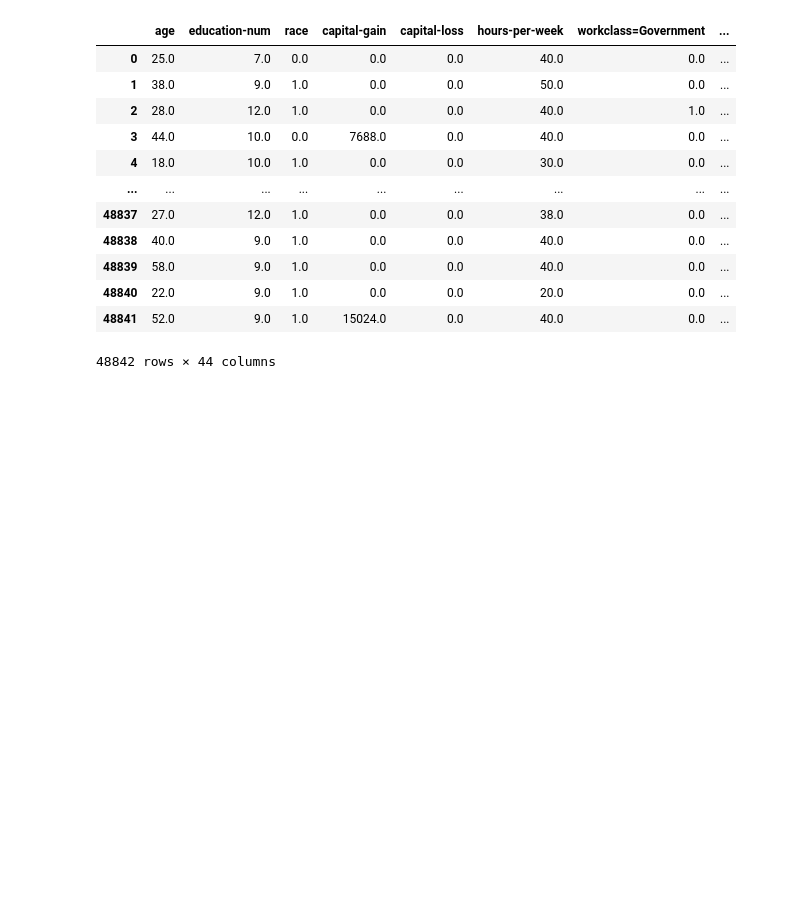
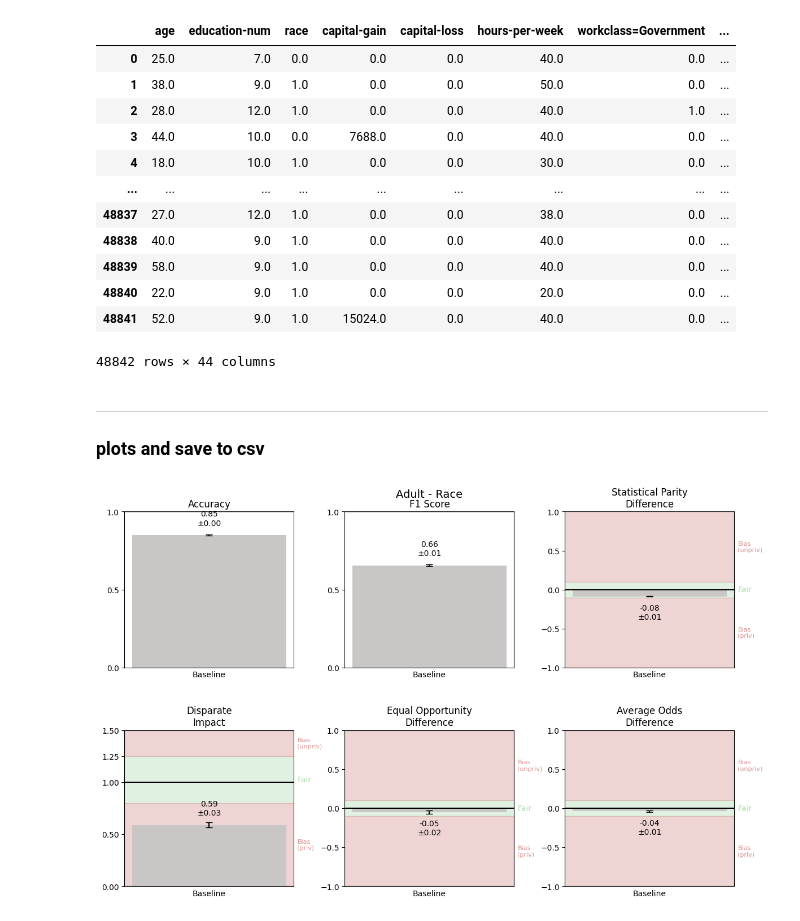
Before and after one commit to jeaend/bias-mitigation-aif360, a Jupyter notebook: notebooks/Adult_Income/02_baseline.ipynb, the cells around one changed output. Cells and saved outputs as stored; diff of their text form; code cells hidden in the pictures; blank space fills up the shorter version.

```diff
--- a/notebooks/Adult_Income/02_baseline.ipynb
+++ b/notebooks/Adult_Income/02_baseline.ipynb
@@ -104,3 +104,6 @@ df
 | 48840 | 22.0 | 9.0 | 1.0 | 0.0 | 0.0 | 20.0 | 0.0 | ... |
 | 48841 | 52.0 | 9.0 | 1.0 | 15024.0 | 0.0 | 40.0 | 0.0 | ... |
 48842 rows × 44 columns
+# %% [markdown]
+-----------------------------------------------------------------------
+### plots and save to csv
@@ -106,0 +118,4 @@ df
+# %%
+viz_metrics_2x3(adult_race_metrics_agg, title='Adult - Race')
+# %% [output]
+[figure, added]
```
Also changed, not shown: parts of 5 cells of this notebook, 8 other files.
